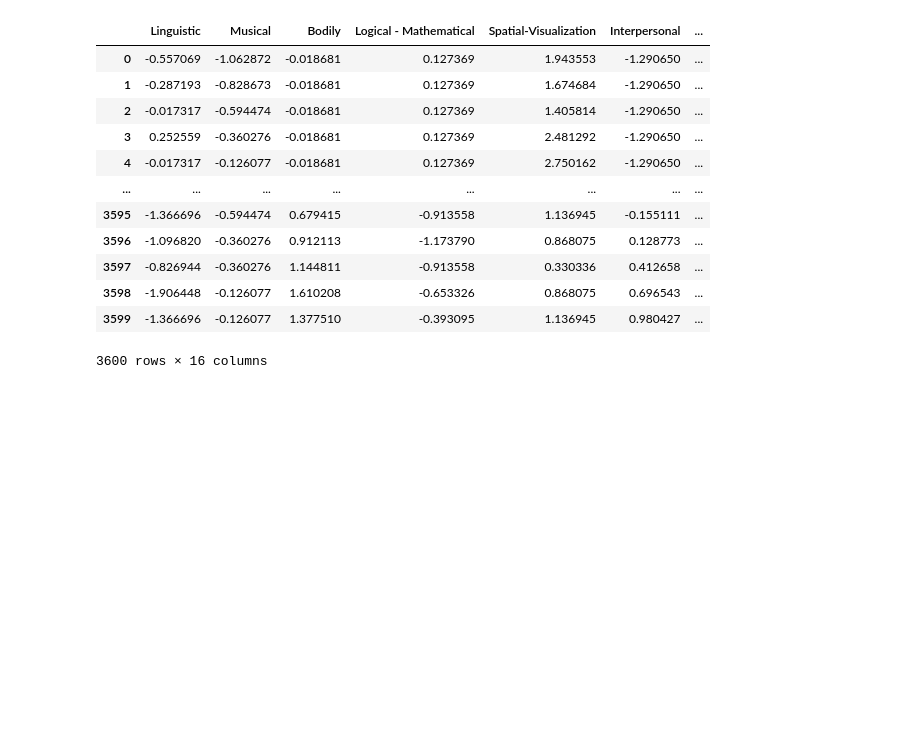
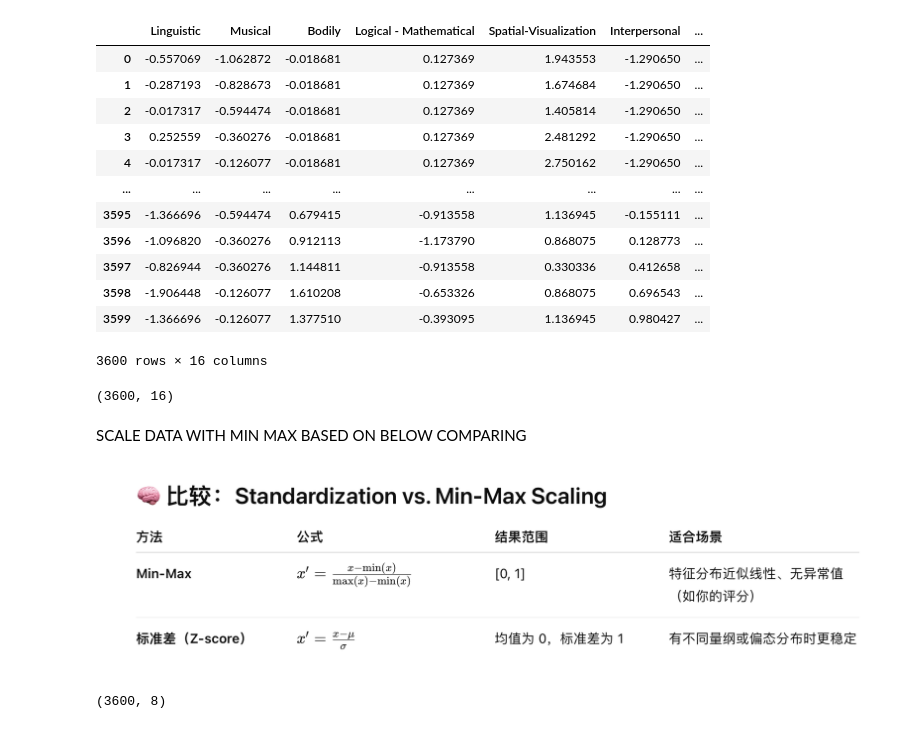
Before and after one commit to alaricbat/SoftmaxRegression, a Jupyter notebook: SoftmaxRegression/program/softmax_job_fix.ipynb, the cells around one changed output. Cells and saved outputs as stored; diff of their text form; code cells hidden in the pictures; blank space fills up the shorter version.

Commit message:
AI:SoftmaxRegression:200725:Added scaled data contents after analyzing - FixJob

```diff
--- a/SoftmaxRegression/program/softmax_job_fix.ipynb
+++ b/SoftmaxRegression/program/softmax_job_fix.ipynb
@@ -191,3 +187,17 @@ X_scaled
 | 3598 | -1.906448 | -0.126077 | 1.610208 | -0.653326 | 0.868075 | 0.696543 | ... |
 | 3599 | -1.366696 | -0.126077 | 1.377510 | -0.393095 | 1.136945 | 0.980427 | ... |
 3600 rows × 16 columns
+# %%
+X_scaled.shape
+# %% [output]
+(3600, 16)
+# %% [markdown]
+SCALE DATA WITH MIN MAX BASED ON BELOW COMPARING
+# %%
+display(Image(filename='../photos/fomulation/compare_std_min_max_scaling.png'))
+# %% [output]
+[figure, added]
+# %%
+X.shape
+# %% [output]
+(3600, 8)
```
Also changed, not shown: parts of 11 cells of this notebook, 2 other files.
